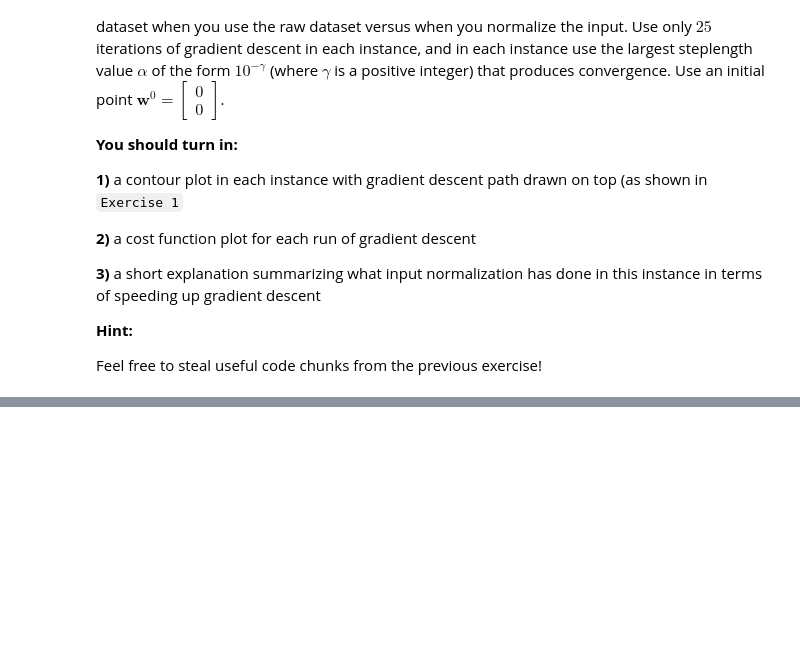
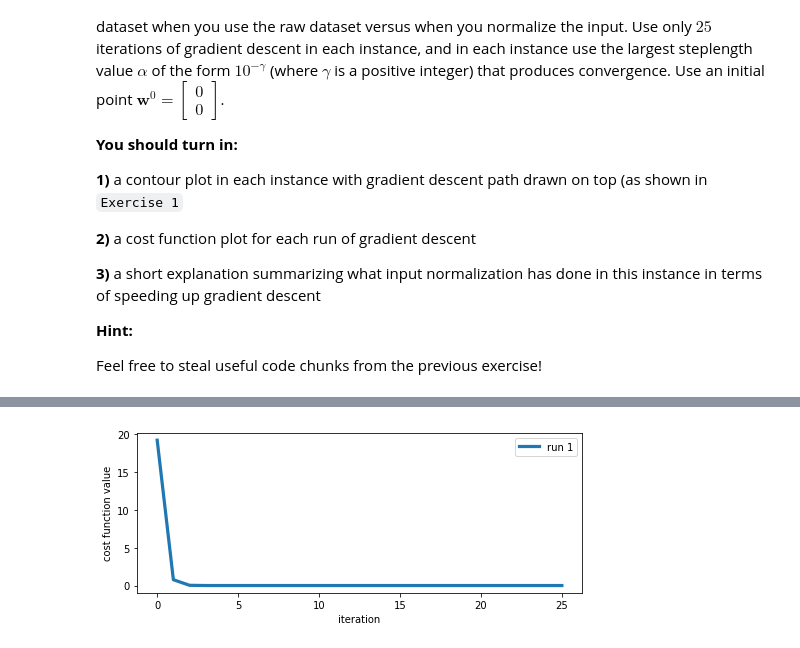
Before and after one commit to chrisxmiller/class1819, a Jupyter notebook: 19WI_EECS435_NeuralNets/HW3/exercise_2.ipynb, the cells around one changed output, grey strips where cells are left out. Saved outputs shown, nothing was run; the diff lists cells and outputs as text; code cells hidden in the pictures; blank space fills up the shorter version.

```diff
--- a/19WI_EECS435_NeuralNets/HW3/exercise_2.ipynb
+++ b/19WI_EECS435_NeuralNets/HW3/exercise_2.ipynb
@@ -118,0 +140,28 @@ Feel free to steal useful code chunks from the previous exercise!
+# %%
+#Normalize Dat Stuff
+# compute the mean and standard deviation of the input
+x_mean = np.mean(x)
+x_std = np.std(x)
+
+def normalize(data,data_mean,data_std):
+    normalized_data = (data - data_mean)/data_std
+    return normalized_data
+
+# cache a copy of the original input, then normalize
+x_orig = copy.deepcopy(x)
+x = normalize(x,x_mean,x_std)
+
+# run gradient descent initialized at 0
+alpha = 10**(-2)
+max_its = 25
+w_init = np.zeros((2,1))
+
+# run gradient descent
+weight_history = gradient_descent(least_squares,w_init,alpha,max_its,beta = 0,version = 'unnormalized')
+
+# plot cost function history
+cost_history = [least_squares(v) for v in weight_history]
+histories = [cost_history]
+demo.compare_regression_histories(histories)
+# %% [output]
+[figure, added]
```
Also changed, not shown: parts of 8 cells of this notebook, 4 other files.
